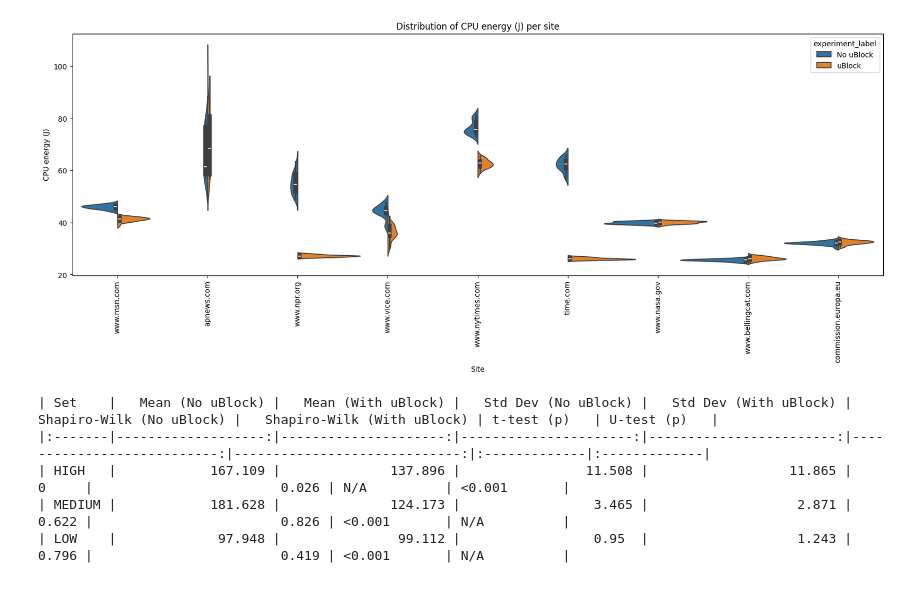
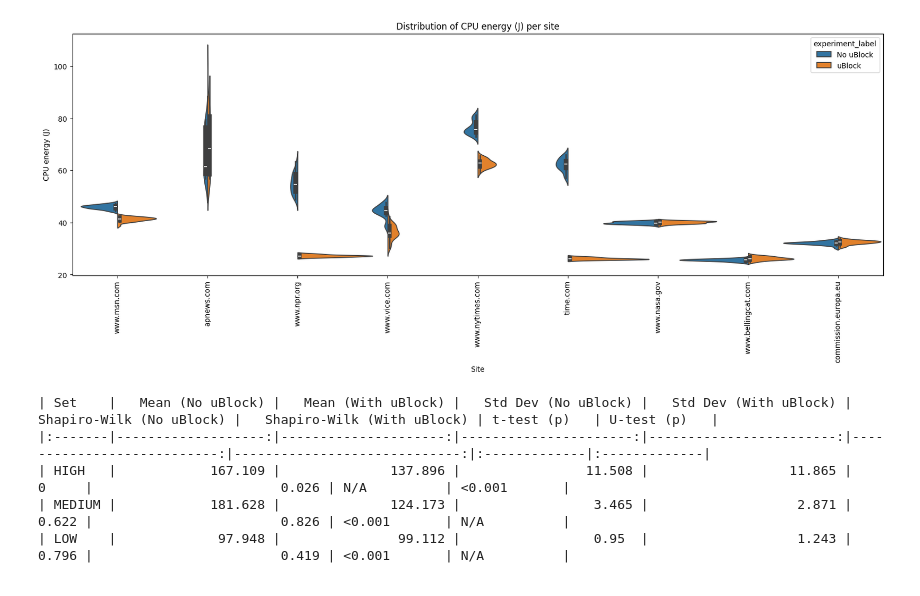
Before and after one commit to JortvD/cs4575-g5, a Jupyter notebook: data_analysis.ipynb, the cells around one changed output. Drawn from its saved outputs; the diff is of its cells as text; code cells hidden in the pictures.

```diff
--- a/data_analysis.ipynb
+++ b/data_analysis.ipynb
@@ -134,19 +162,19 @@ df_site = pd.DataFrame(data)
 # %%
 labels = []
 for index, row in df_site.iterrows():
 	site_label = SITES[list(SITES.keys())[row['set']]][row['site']]
 	site_label = site_label.split('/')[2]
 	labels.append(site_label)
 df_site['label'] = labels
-sns.violinplot(x='label', y='total_energy', hue='experiment_label', data=df_site, split=True, gap=0, width=1.5)
+sns.violinplot(x='label', y='total_energy', hue='experiment_label', data=df_site, split=True, gap=0, width=1.8, common_norm=True)
 plt.xticks(rotation=90)
 plt.xlabel('Site')
 plt.ylabel('CPU energy (J)')
 plt.gcf().set_size_inches(20, 6)
 plt.title(f'Distribution of CPU energy (J) per site')
 plt.show()
 # %% [output]
-[figure, old version]
+[figure, new version]
 # %%
 data = []
 data2 = []
```
Also changed, not shown: parts of 3 cells of this notebook, 2 other files.
